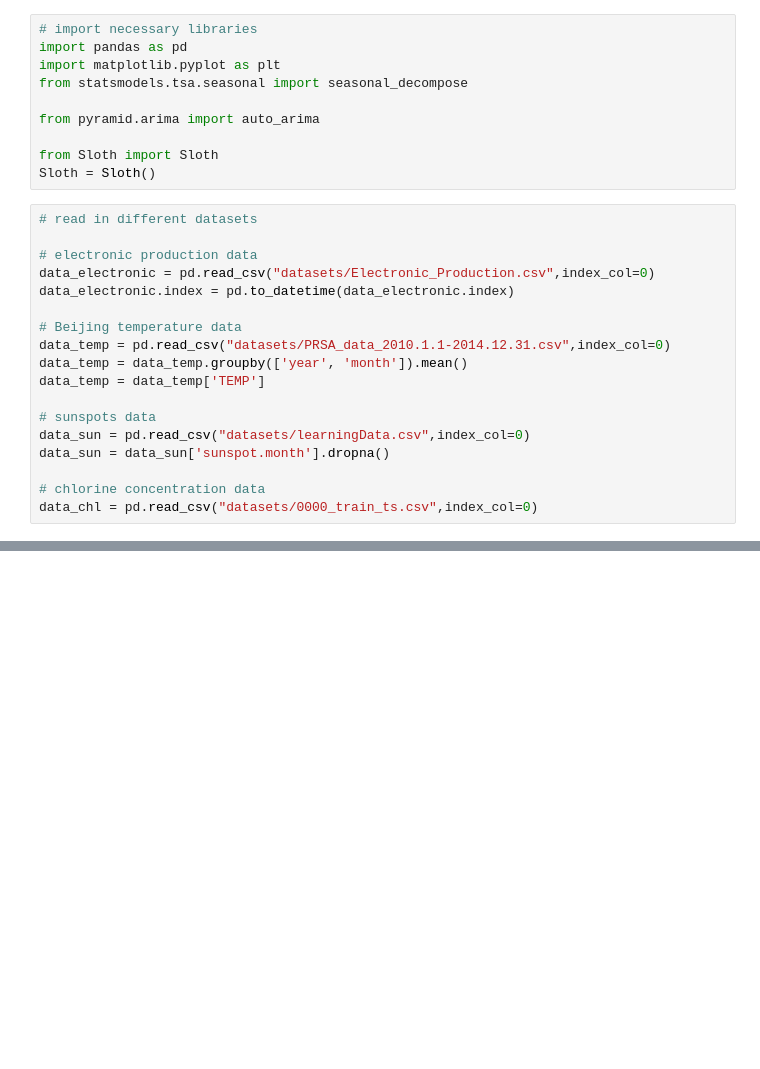
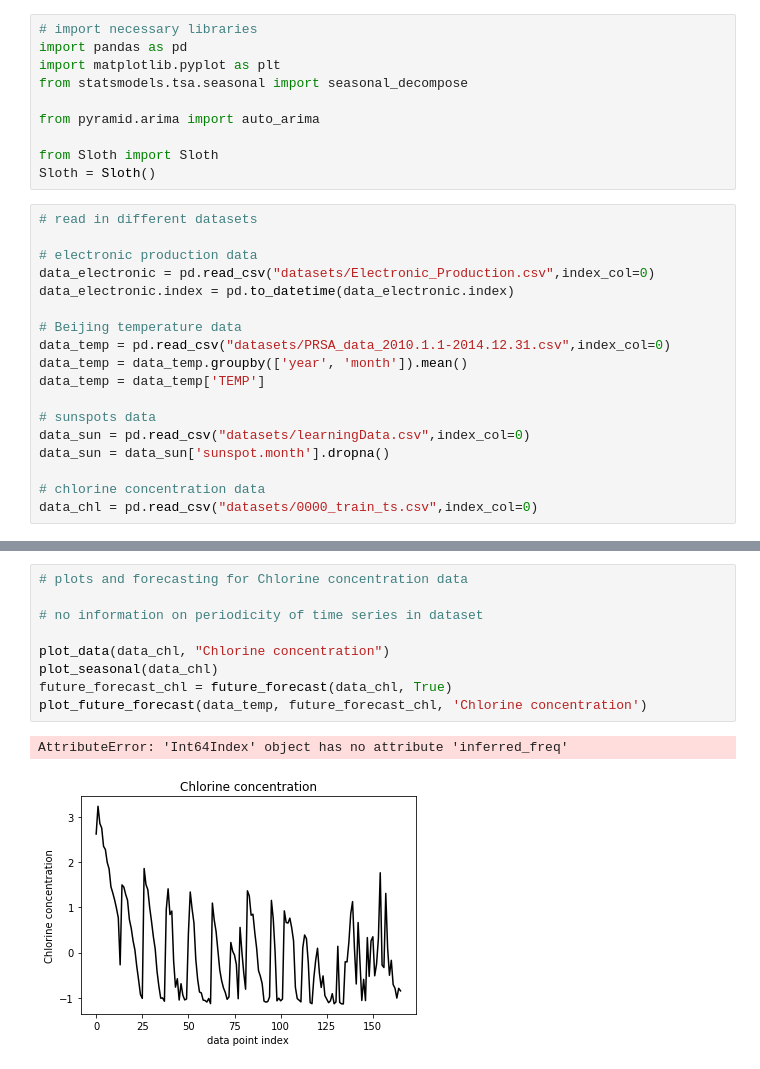
Before and after one commit to NewKnowledge/sloth, a Jupyter notebook: Sloth/scripts/Prediction/ARIMA Prediction Testing.ipynb, the cells around one changed output, grey strips where cells are left out. Cells and saved outputs as stored; diff of their text form; blank space fills up the shorter version.

```diff
--- a/Sloth/scripts/Prediction/ARIMA Prediction Testing.ipynb
+++ b/Sloth/scripts/Prediction/ARIMA Prediction Testing.ipynb
@@ -126,0 +194,12 @@ Fit ARIMA: order=(2, 1, 1) seasonal_order=(1, 1, 2, 12); AIC=2440.303, BIC=2477.
+# %%
+# plots and forecasting for Chlorine concentration data
+
+# no information on periodicity of time series in dataset
+
+plot_data(data_chl, "Chlorine concentration")
+plot_seasonal(data_chl)
+future_forecast_chl = future_forecast(data_chl, True)
+plot_future_forecast(data_temp, future_forecast_chl, 'Chlorine concentration')
+# %% [output]
+AttributeError: 'Int64Index' object has no attribute 'inferred_freq'
+[figure, added]
```
Also changed, not shown: parts of 4 cells of this notebook, 1 other file.
